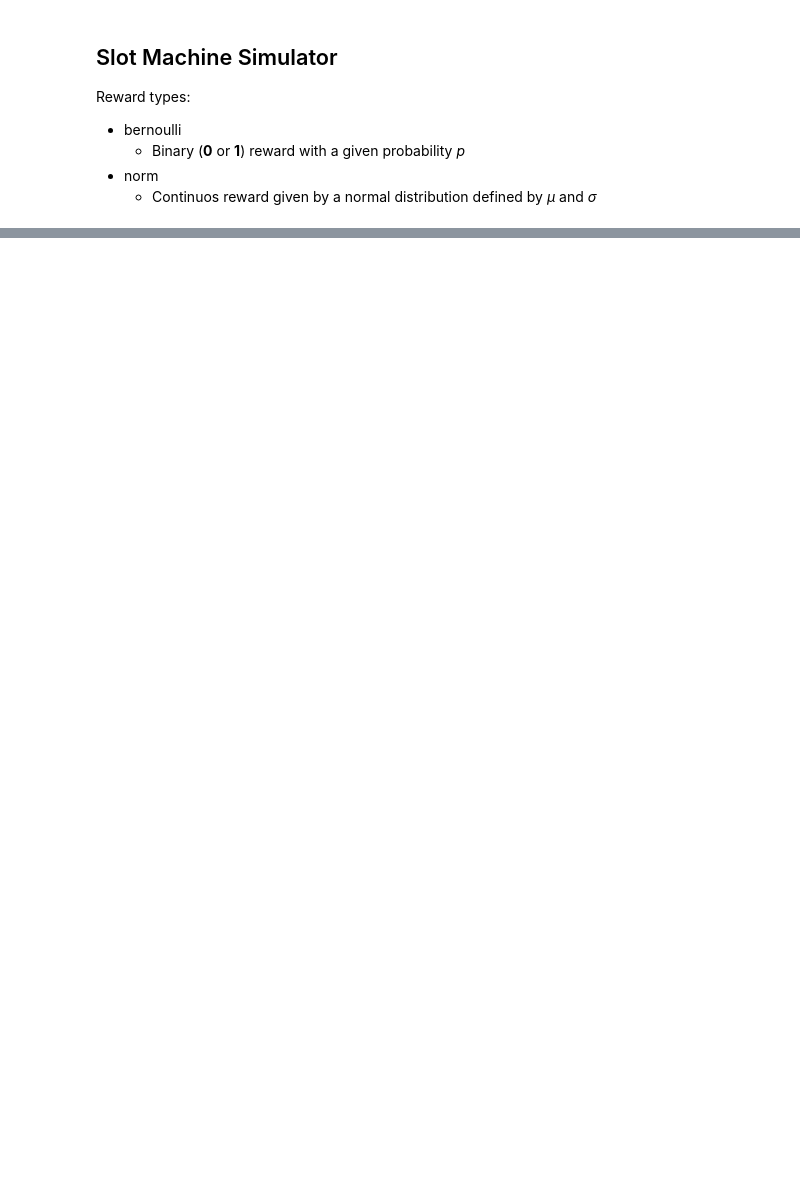
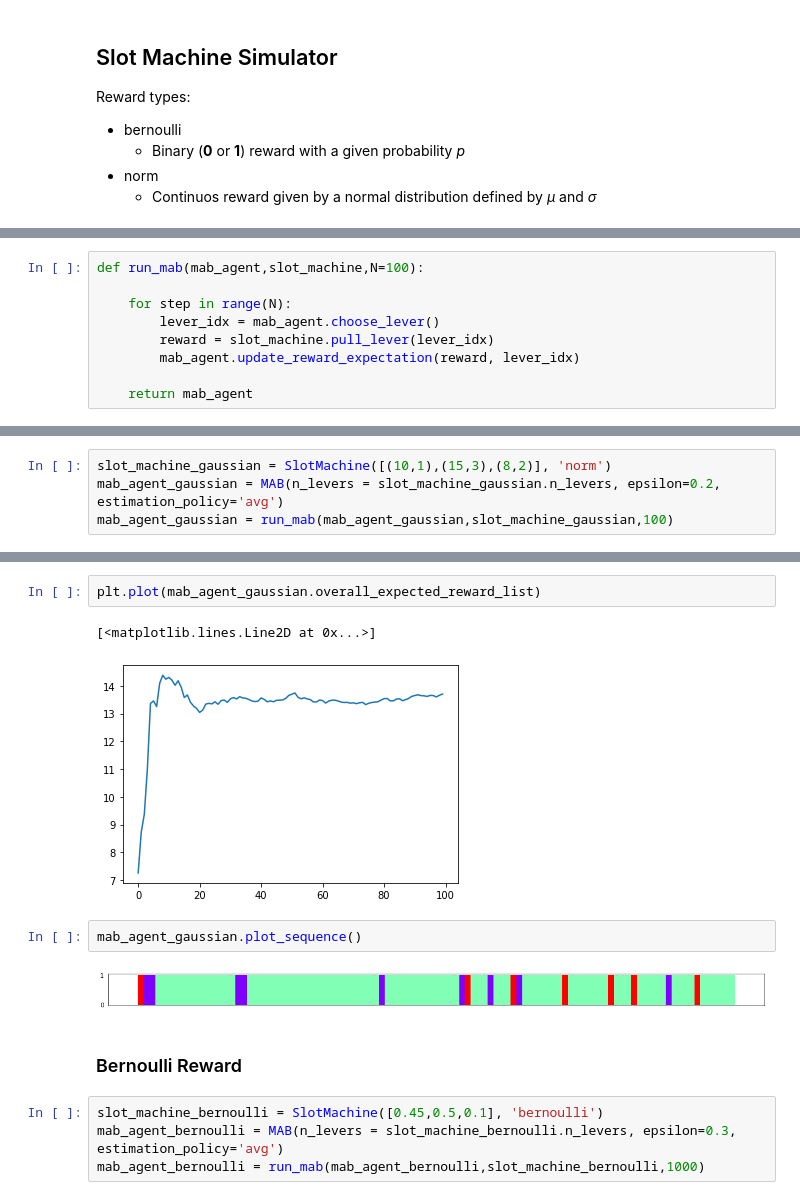
Before and after one commit to Tauranis/rl-playground, a Jupyter notebook: notebooks/MAB.ipynb, the cells around one changed output, grey strips where cells are left out. Saved outputs shown, nothing was run; the diff lists cells and outputs as text; blank space fills up the shorter version.

```diff
--- a/notebooks/MAB.ipynb
+++ b/notebooks/MAB.ipynb
@@ -68,0 +162,9 @@ norm_mab.pull_lever(2)
+# %%
+def run_mab(mab_agent,slot_machine,N=100):
+
+    for step in range(N):
+        lever_idx = mab_agent.choose_lever()
+        reward = slot_machine.pull_lever(lever_idx)
+        mab_agent.update_reward_expectation(reward, lever_idx)
+
+    return mab_agent
@@ -68,0 +173,4 @@ norm_mab.pull_lever(2)
+# %%
+slot_machine_gaussian = SlotMachine([(10,1),(15,3),(8,2)], 'norm')
+mab_agent_gaussian = MAB(n_levers = slot_machine_gaussian.n_levers, epsilon=0.2, estimation_policy='avg')
+mab_agent_gaussian = run_mab(mab_agent_gaussian,slot_machine_gaussian,100)
@@ -68,0 +183,15 @@ norm_mab.pull_lever(2)
+# %%
+plt.plot(mab_agent_gaussian.overall_expected_reward_list)
+# %% [output]
+[<matplotlib.lines.Line2D at 0x...>]
+[figure, added]
+# %%
+mab_agent_gaussian.plot_sequence()
+# %% [output]
+[figure, added]
+# %% [markdown]
+### Bernoulli Reward
+# %%
+slot_machine_bernoulli = SlotMachine([0.45,0.5,0.1], 'bernoulli')
+mab_agent_bernoulli = MAB(n_levers = slot_machine_bernoulli.n_levers, epsilon=0.3, estimation_policy='avg')
+mab_agent_bernoulli = run_mab(mab_agent_bernoulli,slot_machine_bernoulli,1000)
```
Also changed, not shown: parts of 15 cells of this notebook.
